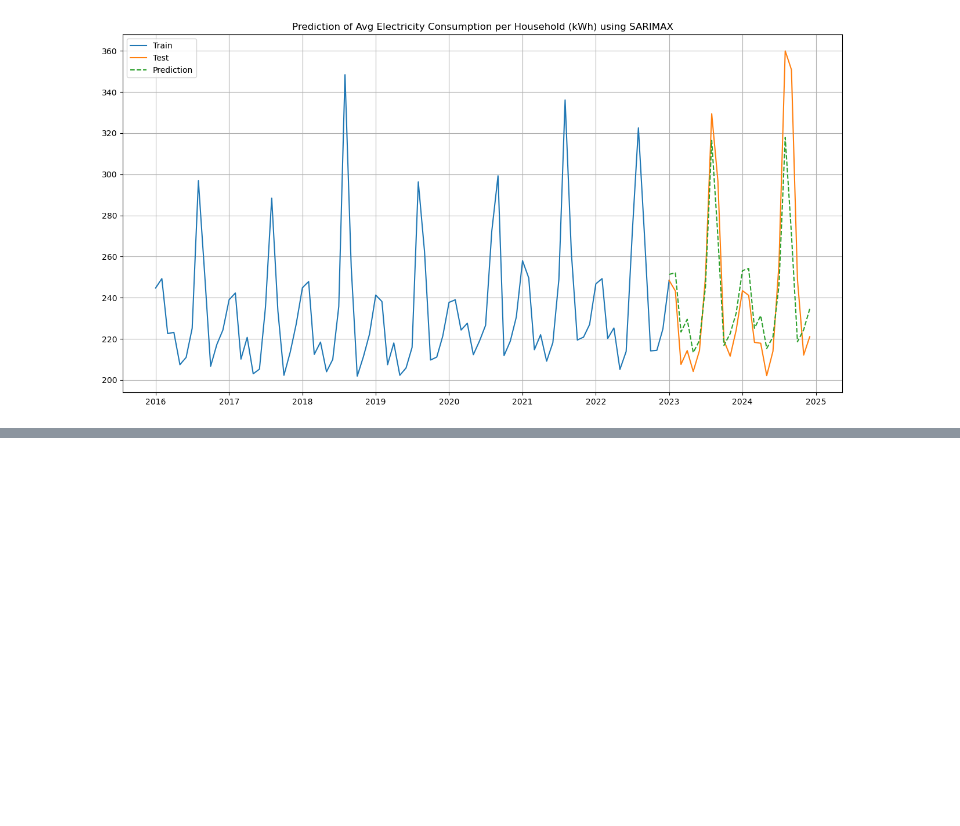
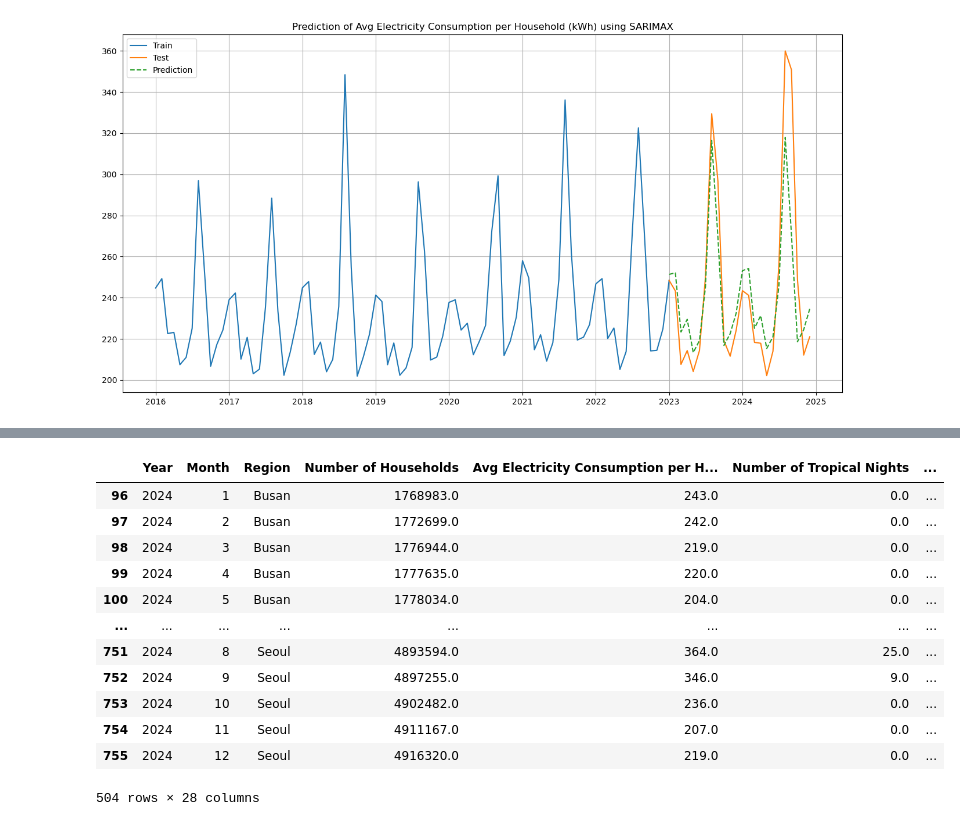
Before and after one commit to somnio-kimm/electricity_consumption_prediction, a Jupyter notebook: electricity_consumption_prediction.ipynb, the cells around one changed output, grey strips where cells are left out. Drawn from its saved outputs; the diff is of its cells as text; code cells hidden in the pictures; blank space fills up the shorter version.

```diff
--- a/electricity_consumption_prediction.ipynb
+++ b/electricity_consumption_prediction.ipynb
@@ -1672,0 +1464,5 @@ print(best_params)
+# %%
+#Feature Selection->X5
+X_test=X_test[selected_variables]
+X_train=X_train[selected_variables]
+X_val=X_val[selected_variables]
@@ -1672,0 +1762,16 @@ print(best_params)
+# %%
+All_new_data
+# %% [output]
+|  | Year | Month | Region | Number of Households | Avg Electricity Consumption per H... | Number of Tropical Nights | ... |
+| 96 | 2024 | 1 | Busan | 1768983.0 | 243.0 | 0.0 | ... |
+| 97 | 2024 | 2 | Busan | 1772699.0 | 242.0 | 0.0 | ... |
+| 98 | 2024 | 3 | Busan | 1776944.0 | 219.0 | 0.0 | ... |
+| 99 | 2024 | 4 | Busan | 1777635.0 | 220.0 | 0.0 | ... |
+| 100 | 2024 | 5 | Busan | 1778034.0 | 204.0 | 0.0 | ... |
+| ... | ... | ... | ... | ... | ... | ... | ... |
+| 751 | 2024 | 8 | Seoul | 4893594.0 | 364.0 | 25.0 | ... |
+| 752 | 2024 | 9 | Seoul | 4897255.0 | 346.0 | 9.0 | ... |
+| 753 | 2024 | 10 | Seoul | 4902482.0 | 236.0 | 0.0 | ... |
+| 754 | 2024 | 11 | Seoul | 4911167.0 | 207.0 | 0.0 | ... |
+| 755 | 2024 | 12 | Seoul | 4916320.0 | 219.0 | 0.0 | ... |
+504 rows × 28 columns
```
Also changed, not shown: parts of 84 cells of this notebook, 11 other files.
